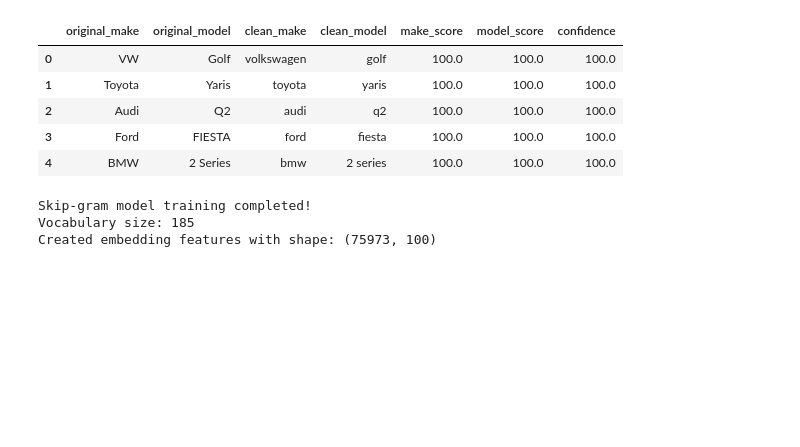
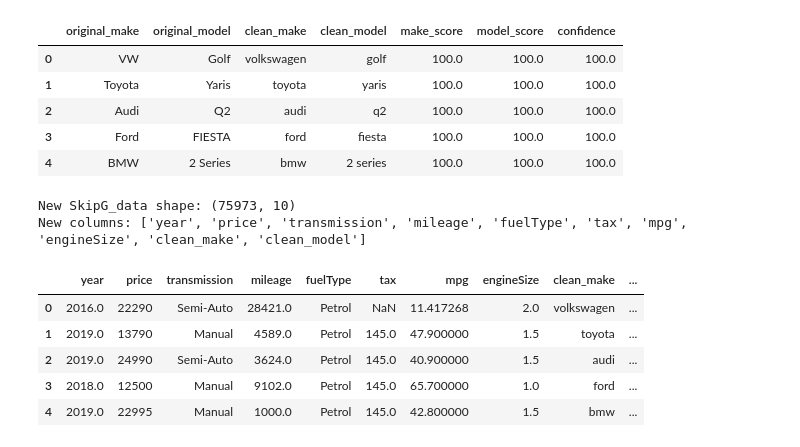
Before and after one commit to LeonardoDiCaterina/ML_group_45, a Jupyter notebook: Notebooks/Final_ML_template_W_skipgram.ipynb, the cells around one changed output. Cells and saved outputs as stored; diff of their text form; code cells hidden in the pictures; blank space fills up the shorter version.

```diff
--- a/Notebooks/Final_ML_template_W_skipgram.ipynb
+++ b/Notebooks/Final_ML_template_W_skipgram.ipynb
@@ -698,6 +705,27 @@ train_data_results.head()
 | 2 | Audi | Q2 | audi | q2 | 100.0 | 100.0 | 100.0 |
 | 3 | Ford | FIESTA | ford | fiesta | 100.0 | 100.0 | 100.0 |
 | 4 | BMW | 2 Series | bmw | 2 series | 100.0 | 100.0 | 100.0 |
+# %%
+columns_to_drop = ['hasDamage', 'carID', 'paintQuality%', 'previousOwners']
+
+SkipG_data = train_data.drop(columns=columns_to_drop)
+
+SkipG_data['clean_make'] = train_data_results['clean_make']
+SkipG_data['clean_model'] = train_data_results['clean_model']
+print(f"New SkipG_data shape: {SkipG_data.shape}")
+print(f"New columns: {SkipG_data.columns.tolist()}")
+# %% [output]
+New SkipG_data shape: (75973, 10)
+New columns: ['year', 'price', 'transmission', 'mileage', 'fuelType', 'tax', 'mpg', 'engineSize', 'clean_make', 'clean_model']
+# %%
+SkipG_data.head(5)
+# %% [output]
+|  | year | price | transmission | mileage | fuelType | tax | mpg | engineSize | clean_make | ... |
+| 0 | 2016.0 | 22290 | Semi-Auto | 28421.0 | Petrol | NaN | 11.417268 | 2.0 | volkswagen | ... |
+| 1 | 2019.0 | 13790 | Manual | 4589.0 | Petrol | 145.0 | 47.900000 | 1.5 | toyota | ... |
+| 2 | 2019.0 | 24990 | Semi-Auto | 3624.0 | Petrol | 145.0 | 40.900000 | 1.5 | audi | ... |
+| 3 | 2018.0 | 12500 | Manual | 9102.0 | Petrol | 145.0 | 65.700000 | 1.0 | ford | ... |
+| 4 | 2019.0 | 22995 | Manual | 1000.0 | Petrol | 145.0 | 42.800000 | 1.5 | bmw | ... |
 # %%
 from gensim.models import Word2Vec
 import pandas as pd
@@ -705,54 +733,3 @@ import numpy as np
 from sklearn.ensemble import RandomForestRegressor
 from sklearn.model_selection import train_test_split
 from sklearn.metrics import mean_absolute_error, r2_score
-# %%
-# Create "sentences" where each car is a sentence of [brand, model]
-def create_car_sentences(df):
-    sentences = []
-    for _, row in df.iterrows():
-        # Each car is represented as [brand, model]
-        sentence = [str(row['clean_make']), str(row['clean_model'])]
-        sentences.append(sentence)
-    return sentences
-
-# Create sentences from your data
-car_sentences = create_car_sentences(train_data_results)
-
-# Train Word2Vec (Skip-gram) model
-skipgram_model = Word2Vec(
-    sentences=car_sentences,
-    vector_size=50,      # Embedding dimension
-    window=2,           # Context window size
-    sg=1,               # 1 for Skip-gram, 0 for CBOW
-    min_count=1,        # Include all words
-    workers=4,
-    epochs=10,
-    alpha=0.025,
-    min_alpha=0.0001
-)
-
-print("Skip-gram model training completed!")
-print(f"Vocabulary size: {len(skipgram_model.wv.key_to_index)}")
-
-# Get embeddings
-def get_car_embedding(brand, model):
-    try:
-        brand_vec = skipgram_model.wv[str(brand)]
-        model_vec = skipgram_model.wv[str(model)]
-        return np.concatenate([brand_vec, model_vec])
-    except KeyError:
-        return np.zeros(100)  # Return zeros if word not in vocabulary
-
-# Create embedding features for your dataset
-embedding_features = []
-for _, row in train_data_results.iterrows():
-    embedding = get_car_embedding(row['clean_make'], row['clean_model'])
-    embedding_features.append(embedding)
-
-embedding_features = np.array(embedding_features)
-
-print(f"Created embedding features with shape: {embedding_features.shape}")
-# %% [output]
-Skip-gram model training completed!
-Vocabulary size: 185
-Created embedding features with shape: (75973, 100)
```
Also changed, not shown: parts of 16 cells of this notebook.
